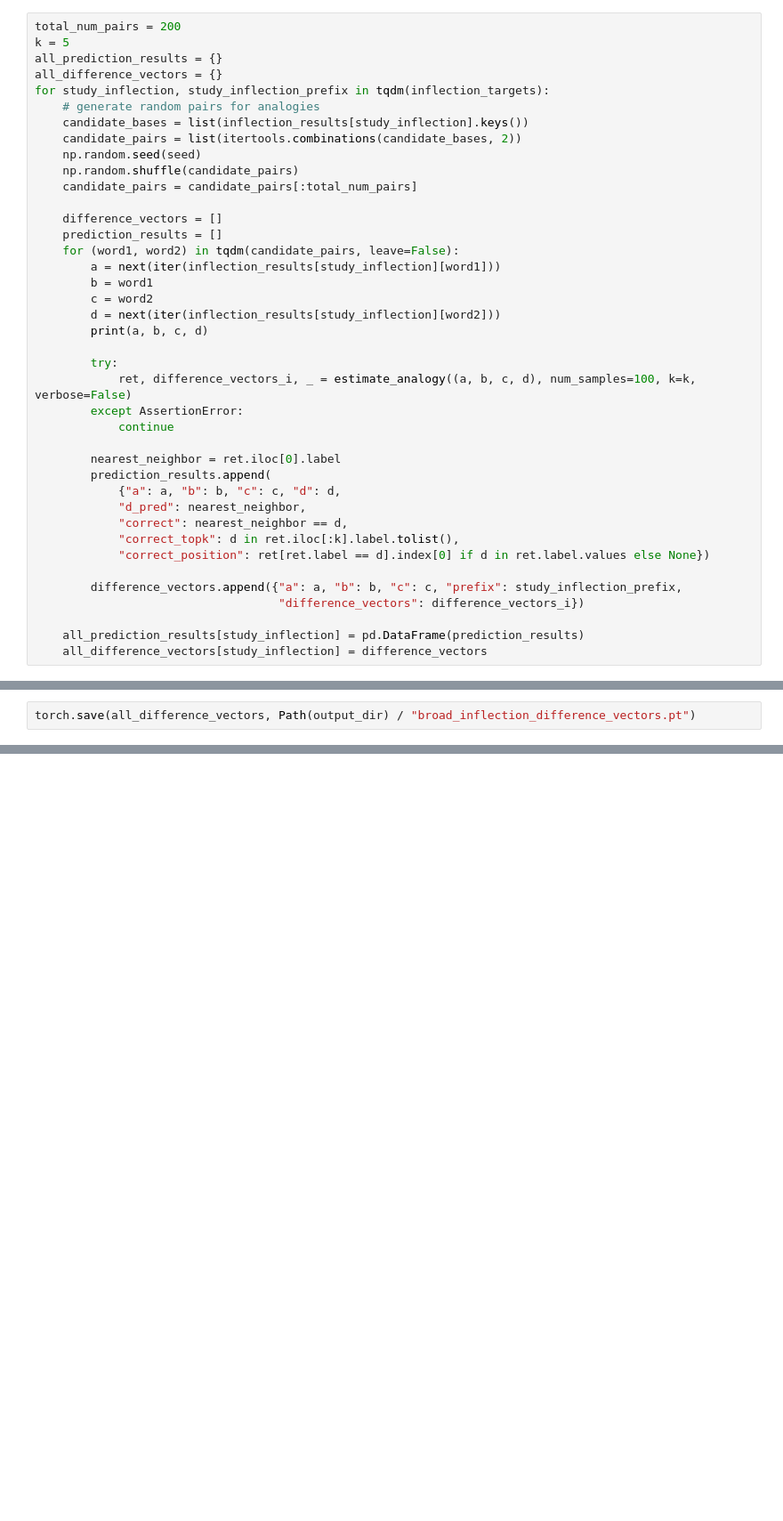
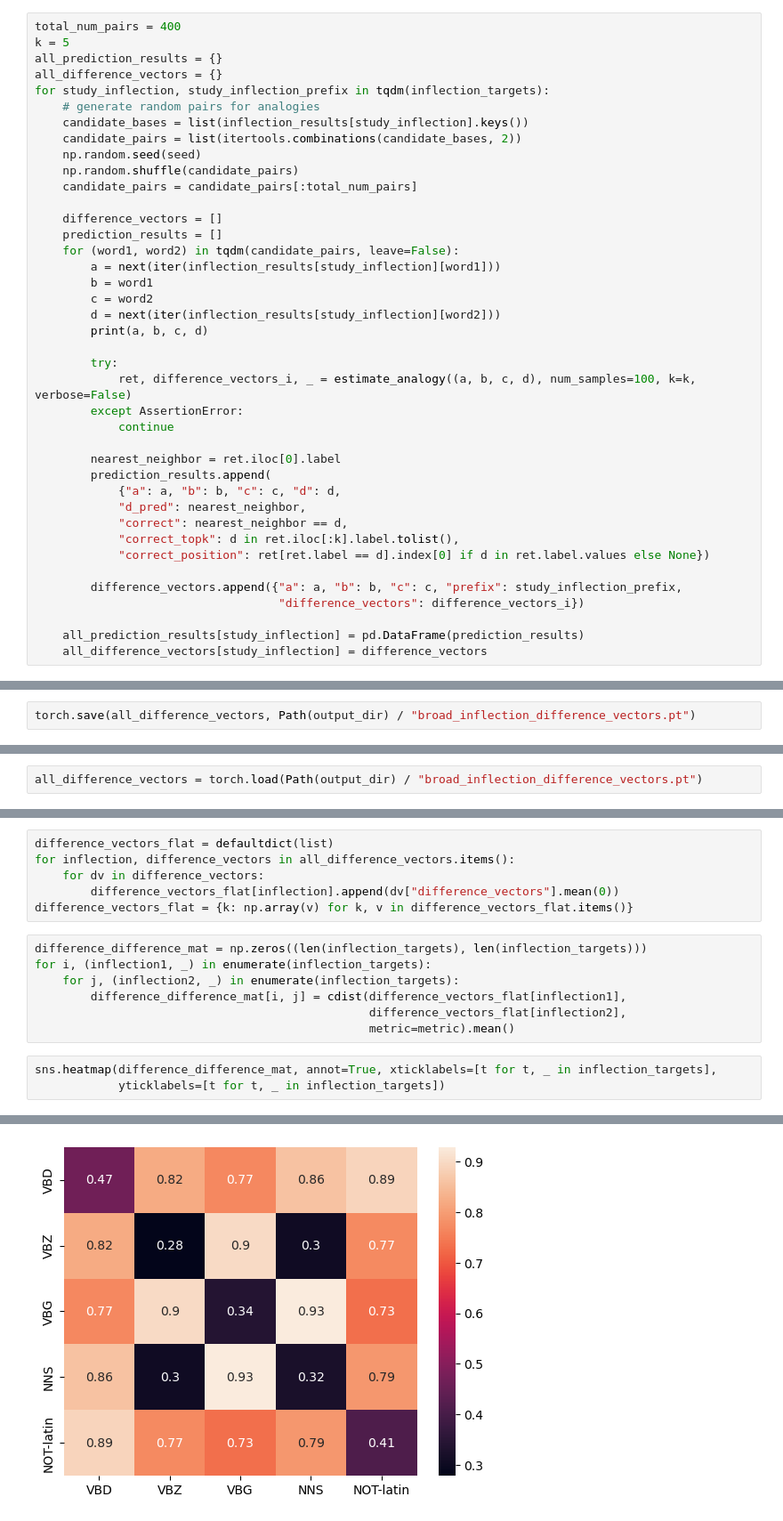
Before and after one commit to hans/ideal-word-representations, a Jupyter notebook: notebooks/geometry/analogy.ipynb, the cells around one changed output, grey strips where cells are left out. Shown at 89% size. Saved outputs shown, nothing was run; the diff lists cells and outputs as text; blank space fills up the shorter version.

```diff
--- a/notebooks/geometry/analogy.ipynb
+++ b/notebooks/geometry/analogy.ipynb
@@ -192,5 +256,5 @@ print(" ".join(ambiguous_inflected_forms.keys()))
 # %%
-total_num_pairs = 200
+total_num_pairs = 400
 k = 5
 all_prediction_results = {}
 all_difference_vectors = {}
@@ -235,0 +407,2 @@ torch.save(all_difference_vectors, Path(output_dir) / "broad_inflection_differen
+# %%
+all_difference_vectors = torch.load(Path(output_dir) / "broad_inflection_difference_vectors.pt")
@@ -235,0 +453,17 @@ torch.save(all_difference_vectors, Path(output_dir) / "broad_inflection_differen
+# %%
+difference_vectors_flat = defaultdict(list)
+for inflection, difference_vectors in all_difference_vectors.items():
+    for dv in difference_vectors:
+        difference_vectors_flat[inflection].append(dv["difference_vectors"].mean(0))
+difference_vectors_flat = {k: np.array(v) for k, v in difference_vectors_flat.items()}
+# %%
+difference_difference_mat = np.zeros((len(inflection_targets), len(inflection_targets)))
+for i, (inflection1, _) in enumerate(inflection_targets):
+    for j, (inflection2, _) in enumerate(inflection_targets):
+        difference_difference_mat[i, j] = cdist(difference_vectors_flat[inflection1],
+                                                difference_vectors_flat[inflection2],
+                                                metric=metric).mean()
+# %%
+sns.heatmap(difference_difference_mat, annot=True, xticklabels=[t for t, _ in inflection_targets],
+            yticklabels=[t for t, _ in inflection_targets])
+# %% [output]
@@ -235,0 +471 @@ torch.save(all_difference_vectors, Path(output_dir) / "broad_inflection_differen
+[figure, added]
```
Also changed, not shown: parts of 36 cells of this notebook.
